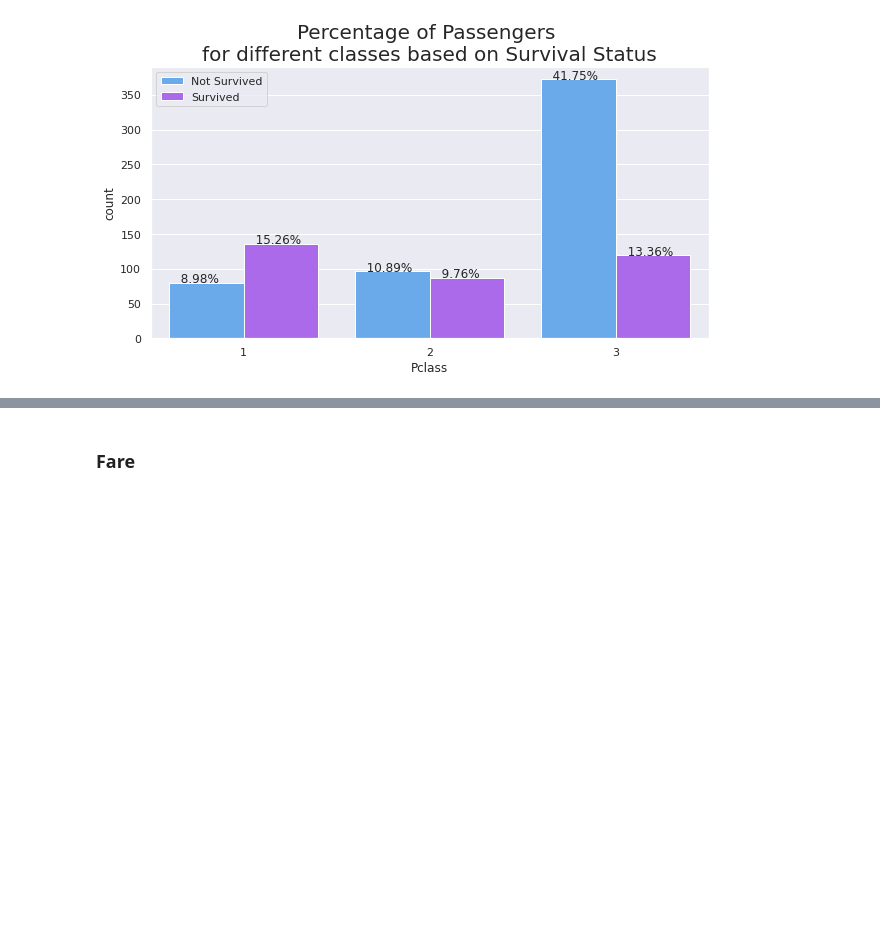
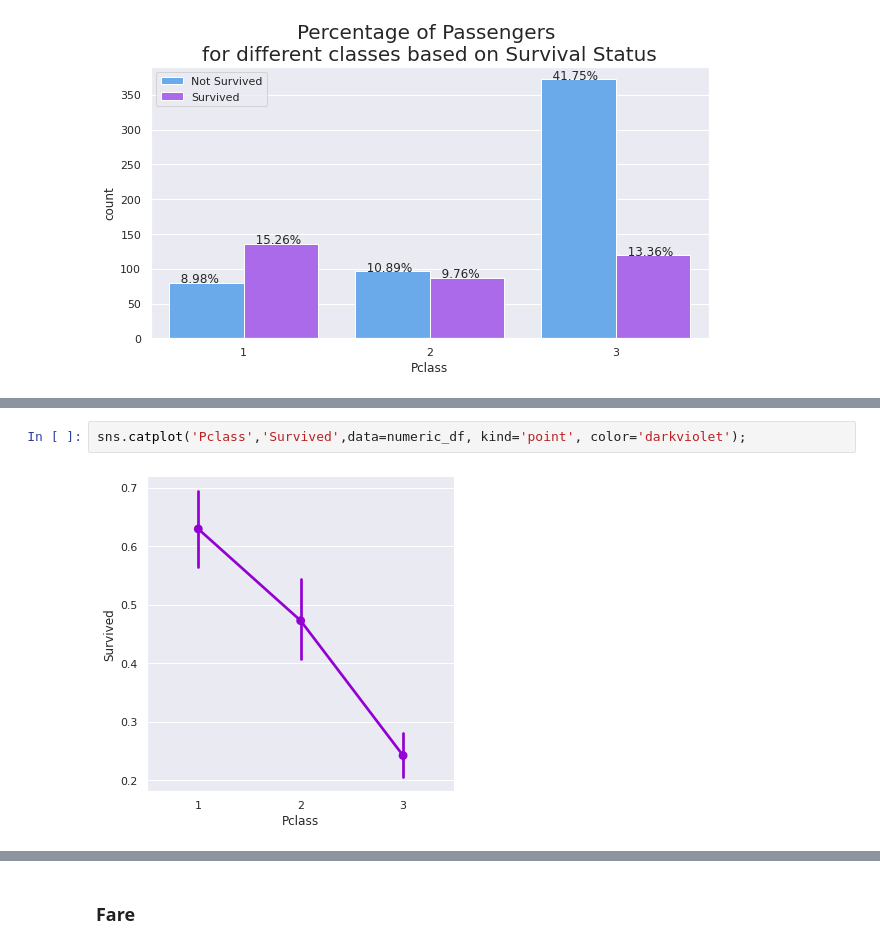
Before and after one commit to SatyaRay003/Titanic-Survival-Prediction, a Jupyter notebook: Titanic_EDA.ipynb, the cells around one changed output, grey strips where cells are left out. Drawn from its saved outputs; the diff is of its cells as text; blank space fills up the shorter version.

```diff
--- a/Titanic_EDA.ipynb
+++ b/Titanic_EDA.ipynb
@@ -273,2 +275,6 @@ plt.legend(loc='upper left', labels=['Not Survived', 'Survived']);
 ></ul>
 ></div>
+# %%
+sns.catplot('Pclass','Survived',data=numeric_df, kind='point', color='darkviolet');
+# %% [output]
+[figure, added]
```
Also changed, not shown: parts of 37 cells of this notebook.
